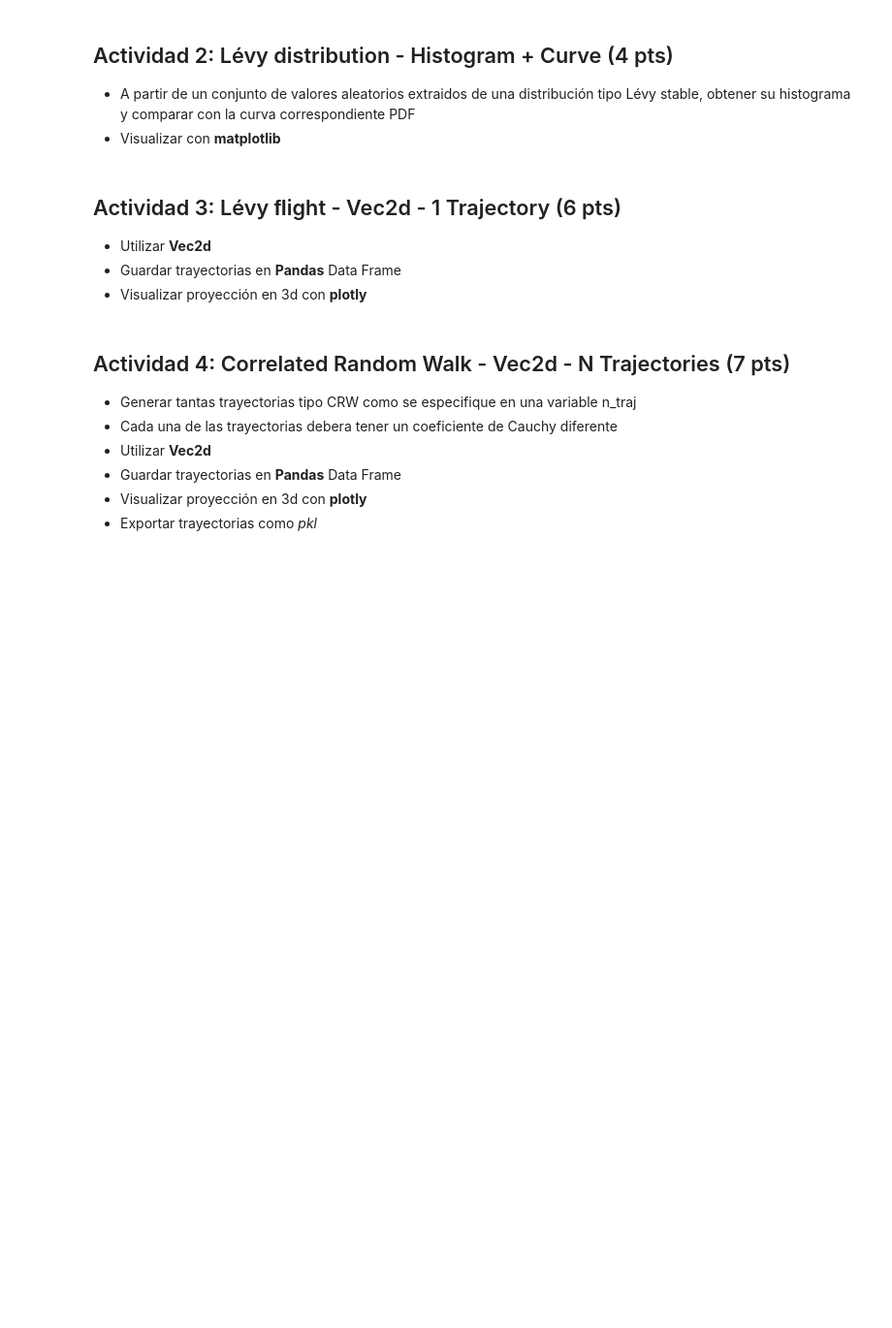
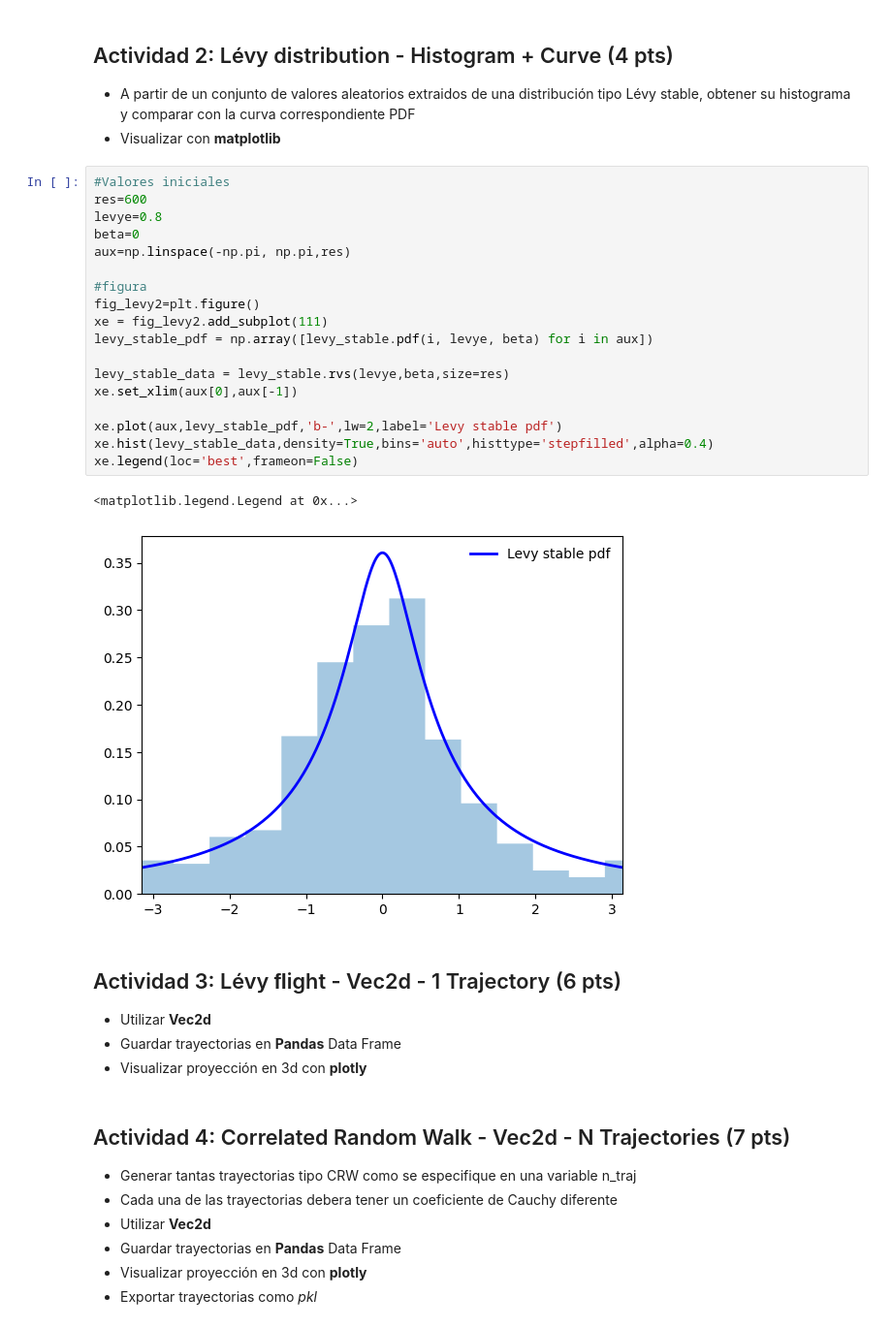
Before and after one commit to HugoVenegas23/P2_RandomWalks, a Jupyter notebook: P2_RandomWalksII_HEGV.ipynb, the cells around one changed output. Shown at 97% size. Drawn from its saved outputs; the diff is of its cells as text; blank space fills up the shorter version.

```diff
--- a/P2_RandomWalksII_HEGV.ipynb
+++ b/P2_RandomWalksII_HEGV.ipynb
@@ -101,6 +101,27 @@ fig_levy_stable_pdf.show()
 
 * A partir de un conjunto de valores aleatorios extraidos de una distribución tipo Lévy stable, obtener su histograma y comparar con la curva correspondiente PDF
 * Visualizar con **matplotlib**
+# %%
+#Valores iniciales
+res=600
+levye=0.8
+beta=0
+aux=np.linspace(-np.pi, np.pi,res)
+
+#figura
+fig_levy2=plt.figure()
+xe = fig_levy2.add_subplot(111)
+levy_stable_pdf = np.array([levy_stable.pdf(i, levye, beta) for i in aux])
+
+levy_stable_data = levy_stable.rvs(levye,beta,size=res)
+xe.set_xlim(aux[0],aux[-1])
+
+xe.plot(aux,levy_stable_pdf,'b-',lw=2,label='Levy stable pdf')
+xe.hist(levy_stable_data,density=True,bins='auto',histtype='stepfilled',alpha=0.4)
+xe.legend(loc='best',frameon=False)
+# %% [output]
+<matplotlib.legend.Legend at 0x...>
+[figure, added]
 # %% [markdown]
 ## Actividad 3: Lévy ﬂight - Vec2d - 1 Trajectory (6 pts)
 
```
